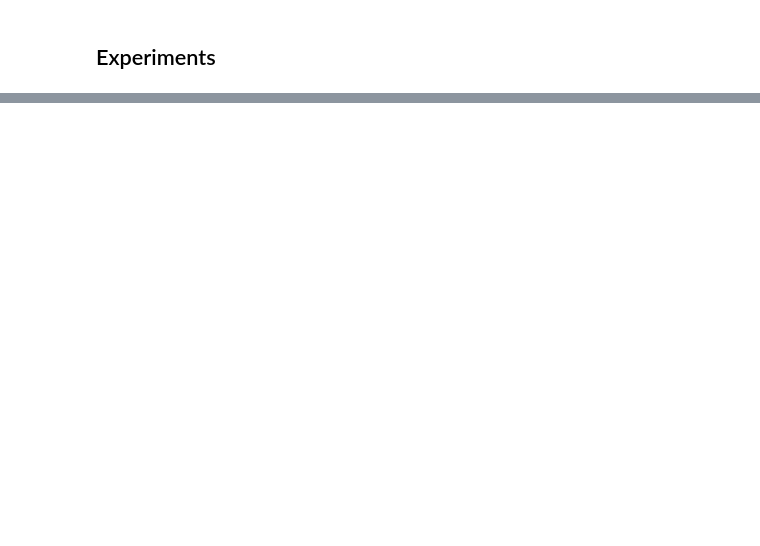
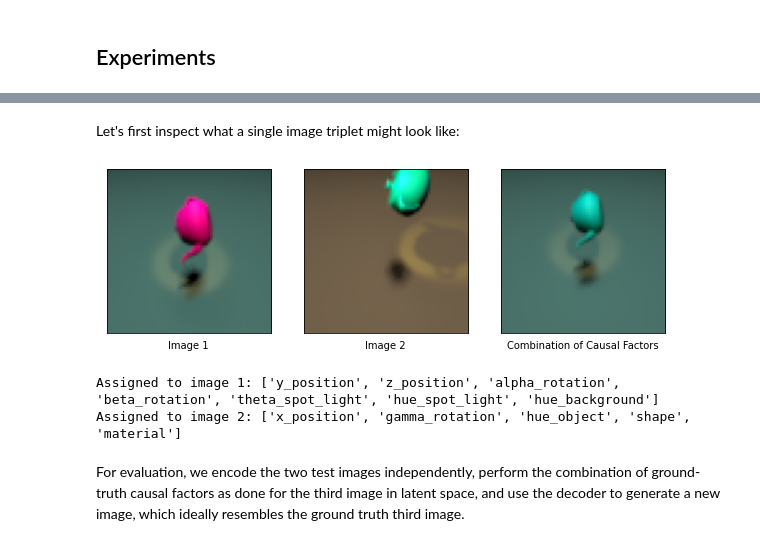
Before and after one commit to AngelosNal/CITRIS_Tutorial, a Jupyter notebook: citris-tutorial.ipynb, the cells around one changed output, grey strips where cells are left out. Saved outputs shown, nothing was run; the diff lists cells and outputs as text; code cells hidden in the pictures; blank space fills up the shorter version.

```diff
--- a/citris-tutorial.ipynb
+++ b/citris-tutorial.ipynb
@@ -170,13 +195,35 @@ print(triplets.keys())
+# %% [markdown]
+Let's first inspect what a single image triplet might look like:
 # %%
+image_triplet = triplets['images'][0]
+
 plt.rcParams['figure.figsize'] = [10, 5]
 labels = ['Image 1', 'Image 2', 'Combination of Causal Factors']
 for i in range(3):
     plt.subplot(1, 3, i+1)
-    plt.imshow(triplets['images'][0][i])
+    plt.imshow(image_triplet[i])
     plt.xlabel(labels[i])
     plt.xticks([])
     plt.yticks([])
+
 plt.show()
+# %% [output]
+[figure, added]
+# %%
+triplet_mask = triplets['mask'][0]
+mask_names = ['x_position', 'y_position', 'z_position', 'alpha_rotation', 'beta_rotation', 'gamma_rotation', 'theta_spot_light', 'hue_object', 'hue_spot_light', 'hue_background', 'shape', 'material']
+
+assigned_to = {0: [], 1: []}
+for mask_name, mask in zip(mask_names, triplet_mask):
+    assigned_to[mask].append(mask_name)
+
+print(f"Assigned to image 1: {assigned_to[0]}")
+print(f"Assigned to image 2: {assigned_to[1]}")
+# %% [output]
+Assigned to image 1: ['y_position', 'z_position', 'alpha_rotation', 'beta_rotation', 'theta_spot_light', 'hue_spot_light', 'hue_background']
+Assigned to image 2: ['x_position', 'gamma_rotation', 'hue_object', 'shape', 'material']
+# %% [markdown]
+For evaluation, we encode the two test images independently, perform the combination of ground-truth causal factors as done for the third image in latent space, and use the decoder to generate a new image, which ideally resembles the ground truth third image.
 # %%
 @torch.no_grad()
 def encode(imgs):
```
Also changed, not shown: parts of 34 cells of this notebook.
